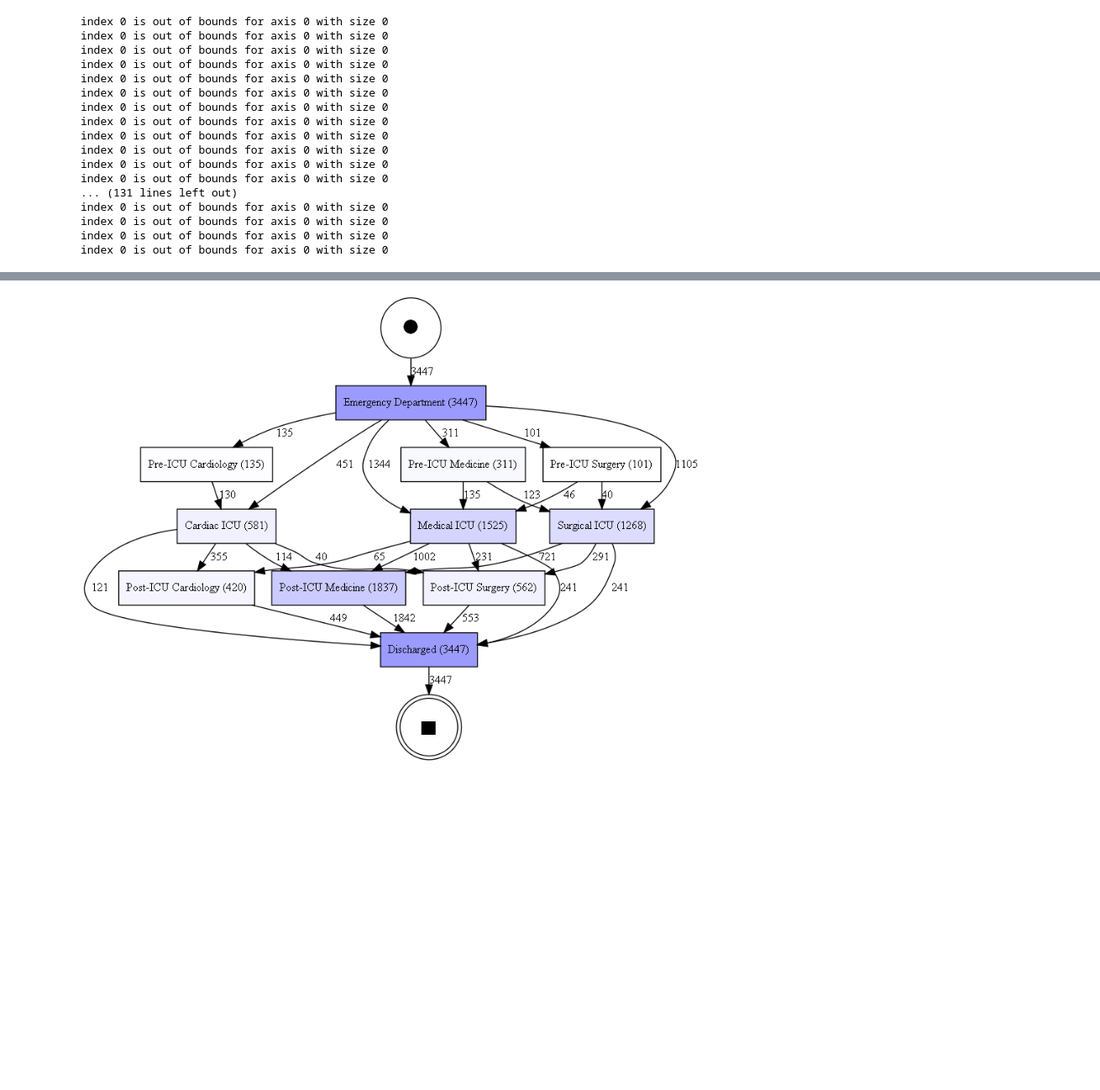
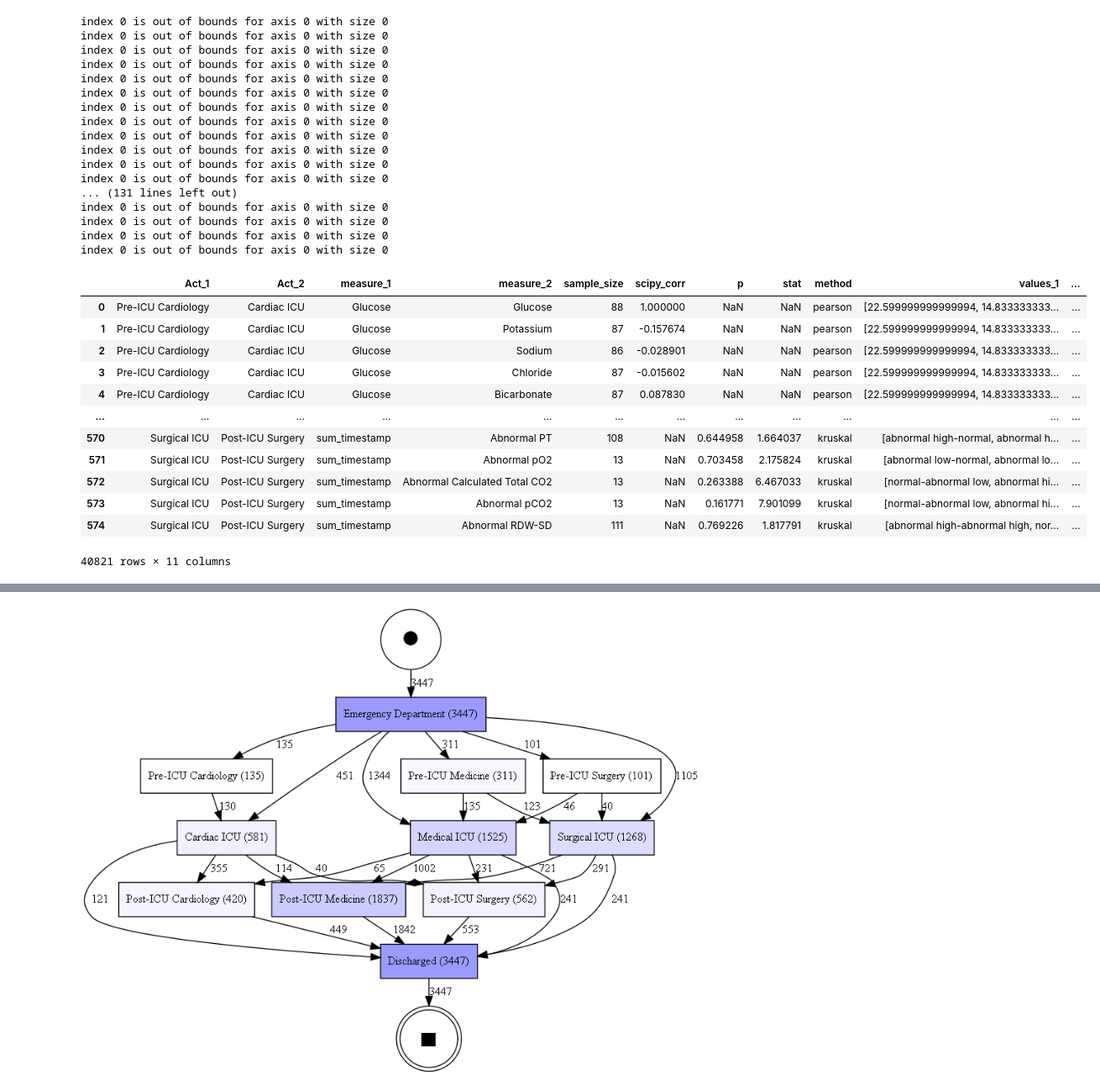
Before and after one commit to bptlab/relationships-between-change-patterns, a Jupyter notebook: 3_UI.ipynb, the cells around one changed output, grey strips where cells are left out. Shown at 84% size. Cells and saved outputs as stored; diff of their text form; code cells hidden in the pictures; blank space fills up the shorter version.

```diff
--- a/3_UI.ipynb
+++ b/3_UI.ipynb
@@ -127,3 +127,21 @@ index 0 is out of bounds for axis 0 with size 0
 index 0 is out of bounds for axis 0 with size 0
 index 0 is out of bounds for axis 0 with size 0
 index 0 is out of bounds for axis 0 with size 0
+# %%
+cor_df = analyzer.correlation_df
+# %%
+cor_df
+# %% [output]
+|  | Act_1 | Act_2 | measure_1 | measure_2 | sample_size | scipy_corr | p | stat | method | values_1 | ... |
+| 0 | Pre-ICU Cardiology | Cardiac ICU | Glucose | Glucose | 88 | 1.000000 | NaN | NaN | pearson | [22.599999999999994, 14.833333333... | ... |
+| 1 | Pre-ICU Cardiology | Cardiac ICU | Glucose | Potassium | 87 | -0.157674 | NaN | NaN | pearson | [22.599999999999994, 14.833333333... | ... |
+| 2 | Pre-ICU Cardiology | Cardiac ICU | Glucose | Sodium | 86 | -0.028901 | NaN | NaN | pearson | [22.599999999999994, 14.833333333... | ... |
+| 3 | Pre-ICU Cardiology | Cardiac ICU | Glucose | Chloride | 87 | -0.015602 | NaN | NaN | pearson | [22.599999999999994, 14.833333333... | ... |
+| 4 | Pre-ICU Cardiology | Cardiac ICU | Glucose | Bicarbonate | 87 | 0.087830 | NaN | NaN | pearson | [22.599999999999994, 14.833333333... | ... |
+| ... | ... | ... | ... | ... | ... | ... | ... | ... | ... | ... | ... |
+| 570 | Surgical ICU | Post-ICU Surgery | sum_timestamp | Abnormal PT | 108 | NaN | 0.644958 | 1.664037 | kruskal | [abnormal high-normal, abnormal h... | ... |
+| 571 | Surgical ICU | Post-ICU Surgery | sum_timestamp | Abnormal pO2 | 13 | NaN | 0.703458 | 2.175824 | kruskal | [abnormal low-normal, abnormal lo... | ... |
+| 572 | Surgical ICU | Post-ICU Surgery | sum_timestamp | Abnormal Calculated Total CO2 | 13 | NaN | 0.263388 | 6.467033 | kruskal | [normal-abnormal low, abnormal hi... | ... |
+| 573 | Surgical ICU | Post-ICU Surgery | sum_timestamp | Abnormal pCO2 | 13 | NaN | 0.161771 | 7.901099 | kruskal | [normal-abnormal low, abnormal hi... | ... |
+| 574 | Surgical ICU | Post-ICU Surgery | sum_timestamp | Abnormal RDW-SD | 111 | NaN | 0.769226 | 1.817791 | kruskal | [abnormal high-abnormal high, nor... | ... |
+40821 rows × 11 columns
```
Also changed, not shown: parts of 14 cells of this notebook, 3 other files.
